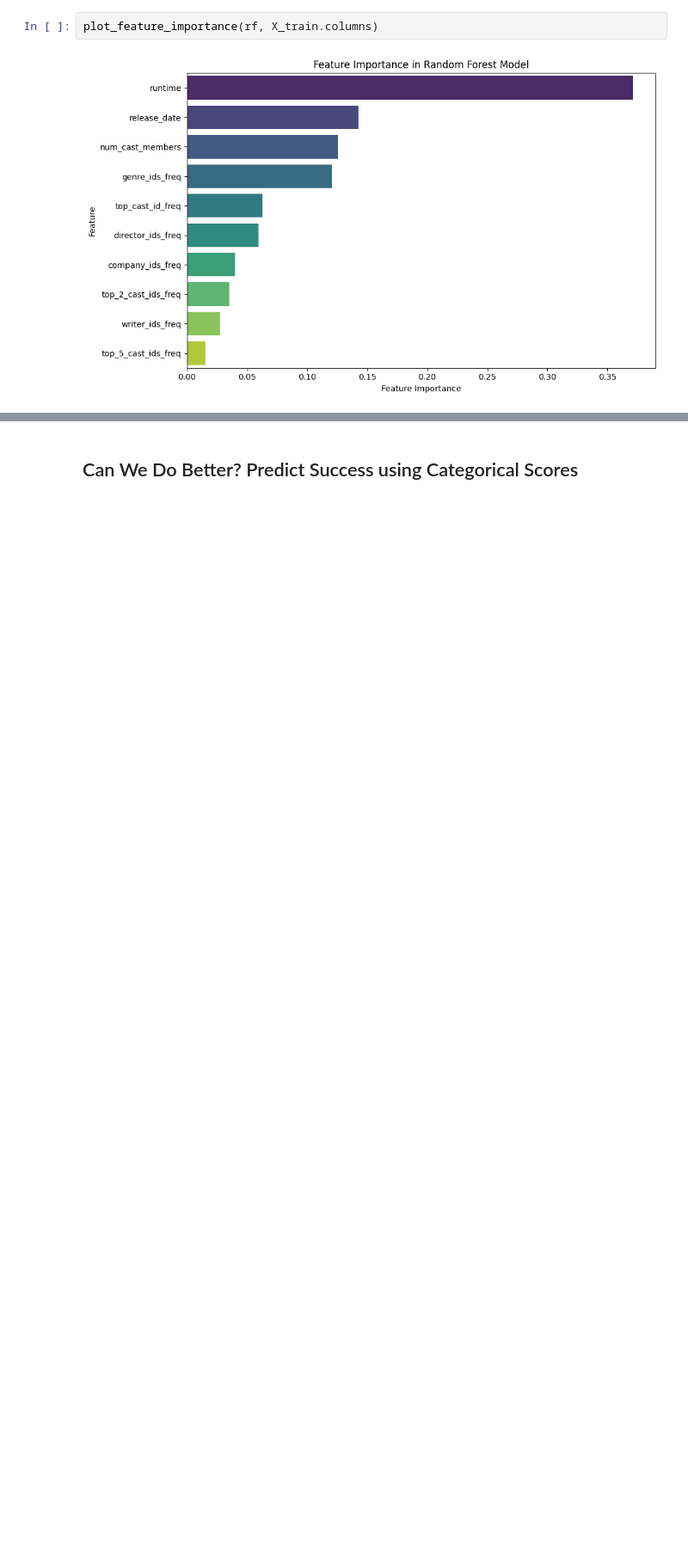
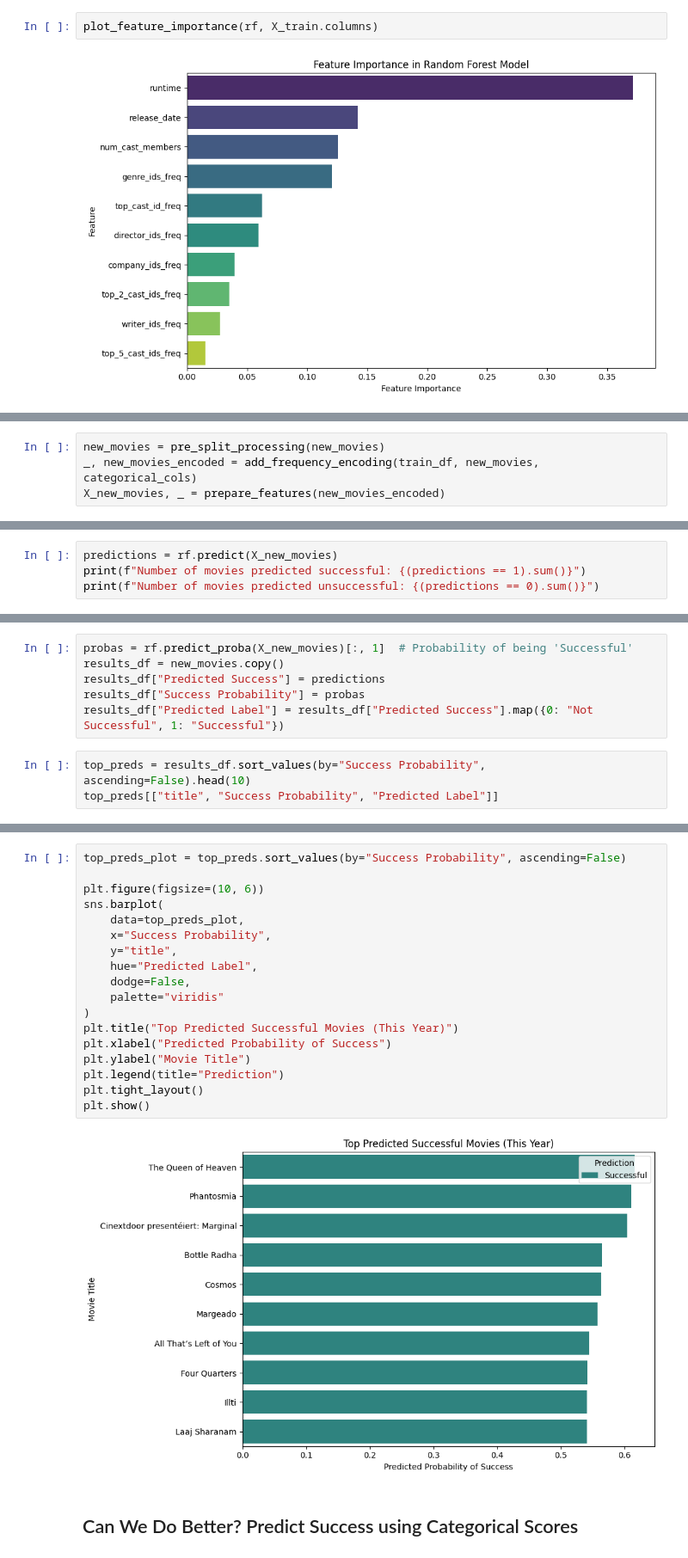
Before and after one commit to jonnycomes/movie-data, a Jupyter notebook: notebooks/successful_movie_prediction/Successful_Movie_Prediction.ipynb, the cells around one changed output, grey strips where cells are left out. Shown at 86% size. Saved outputs shown, nothing was run; the diff lists cells and outputs as text; blank space fills up the shorter version.

Commit message:
Adding to successful movie prediction: applying model to new movies

```diff
--- a/notebooks/successful_movie_prediction/Successful_Movie_Prediction.ipynb
+++ b/notebooks/successful_movie_prediction/Successful_Movie_Prediction.ipynb
@@ -283,0 +295,4 @@ plot_feature_importance(rf, X_train.columns)
+# %%
+new_movies = pre_split_processing(new_movies)
+_, new_movies_encoded = add_frequency_encoding(train_df, new_movies, categorical_cols)
+X_new_movies, _ = prepare_features(new_movies_encoded)
@@ -283,0 +301,4 @@ plot_feature_importance(rf, X_train.columns)
+# %%
+predictions = rf.predict(X_new_movies)
+print(f"Number of movies predicted successful: {(predictions == 1).sum()}")
+print(f"Number of movies predicted unsuccessful: {(predictions == 0).sum()}")
@@ -283,0 +310,9 @@ plot_feature_importance(rf, X_train.columns)
+# %%
+probas = rf.predict_proba(X_new_movies)[:, 1]  # Probability of being 'Successful'
+results_df = new_movies.copy()
+results_df["Predicted Success"] = predictions
+results_df["Success Probability"] = probas
+results_df["Predicted Label"] = results_df["Predicted Success"].map({0: "Not Successful", 1: "Successful"})
+# %%
+top_preds = results_df.sort_values(by="Success Probability", ascending=False).head(10)
+top_preds[["title", "Success Probability", "Predicted Label"]]
@@ -284,3 +331,23 @@ plot_feature_importance(rf, X_train.columns)
+# %%
+top_preds_plot = top_preds.sort_values(by="Success Probability", ascending=False)
+
+plt.figure(figsize=(10, 6))
+sns.barplot(
+    data=top_preds_plot,
+    x="Success Probability",
+    y="title",
+    hue="Predicted Label",
+    dodge=False,
+    palette="viridis"
+)
+plt.title("Top Predicted Successful Movies (This Year)")
+plt.xlabel("Predicted Probability of Success")
+plt.ylabel("Movie Title")
+plt.legend(title="Prediction")
+plt.tight_layout()
+plt.show()
+# %% [output]
+[figure, added]
 # %% [markdown]
 ## Can We Do Better? Predict Success using Categorical Scores
 # %%
```
Also changed, not shown: parts of 34 cells of this notebook, 2 other files.
